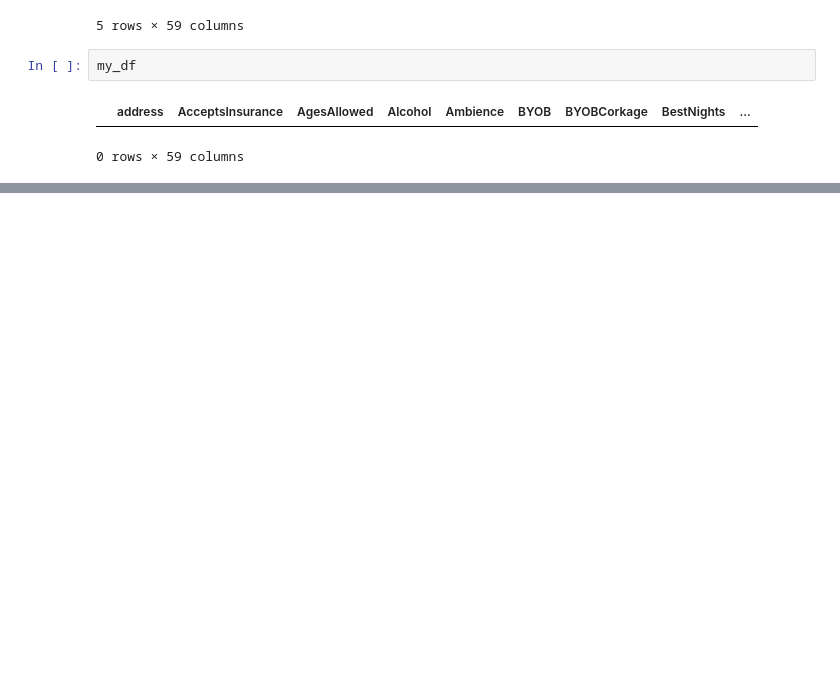
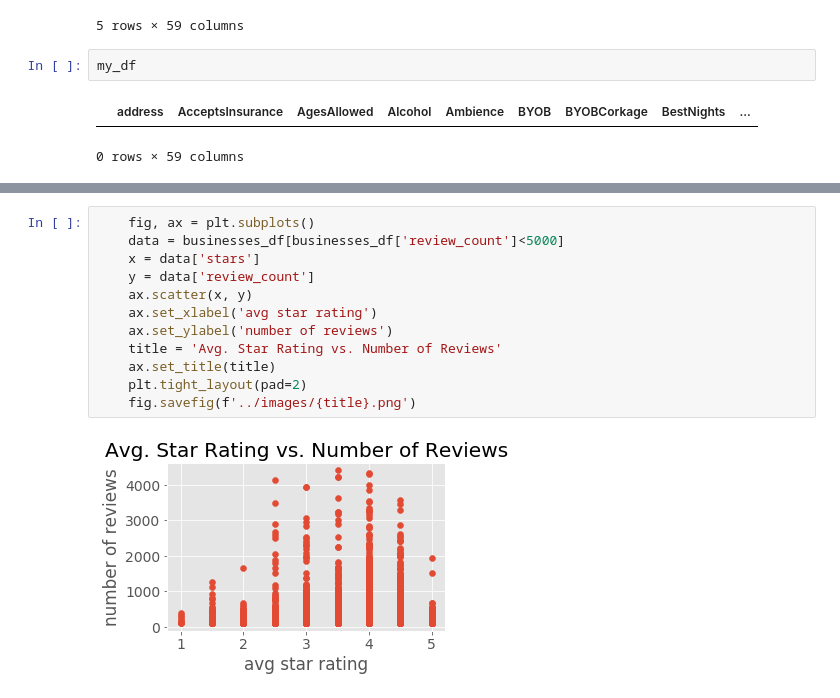
Before and after one commit to Laura-Kimble/Yelp-Reviews, a Jupyter notebook: notebooks/more_eda.ipynb, the cells around one changed output, grey strips where cells are left out. Drawn from its saved outputs; the diff is of its cells as text; blank space fills up the shorter version.

```diff
--- a/notebooks/more_eda.ipynb
+++ b/notebooks/more_eda.ipynb
@@ -172,0 +227,14 @@ my_df
+# %%
+    fig, ax = plt.subplots()
+    data = businesses_df[businesses_df['review_count']<5000]
+    x = data['stars']
+    y = data['review_count']
+    ax.scatter(x, y)
+    ax.set_xlabel('avg star rating')
+    ax.set_ylabel('number of reviews')
+    title = 'Avg. Star Rating vs. Number of Reviews'
+    ax.set_title(title)
+    plt.tight_layout(pad=2)
+    fig.savefig(f'../images/{title}.png')
+# %% [output]
+[figure, added]
```
Also changed, not shown: parts of 6 cells of this notebook, 3 other files.
